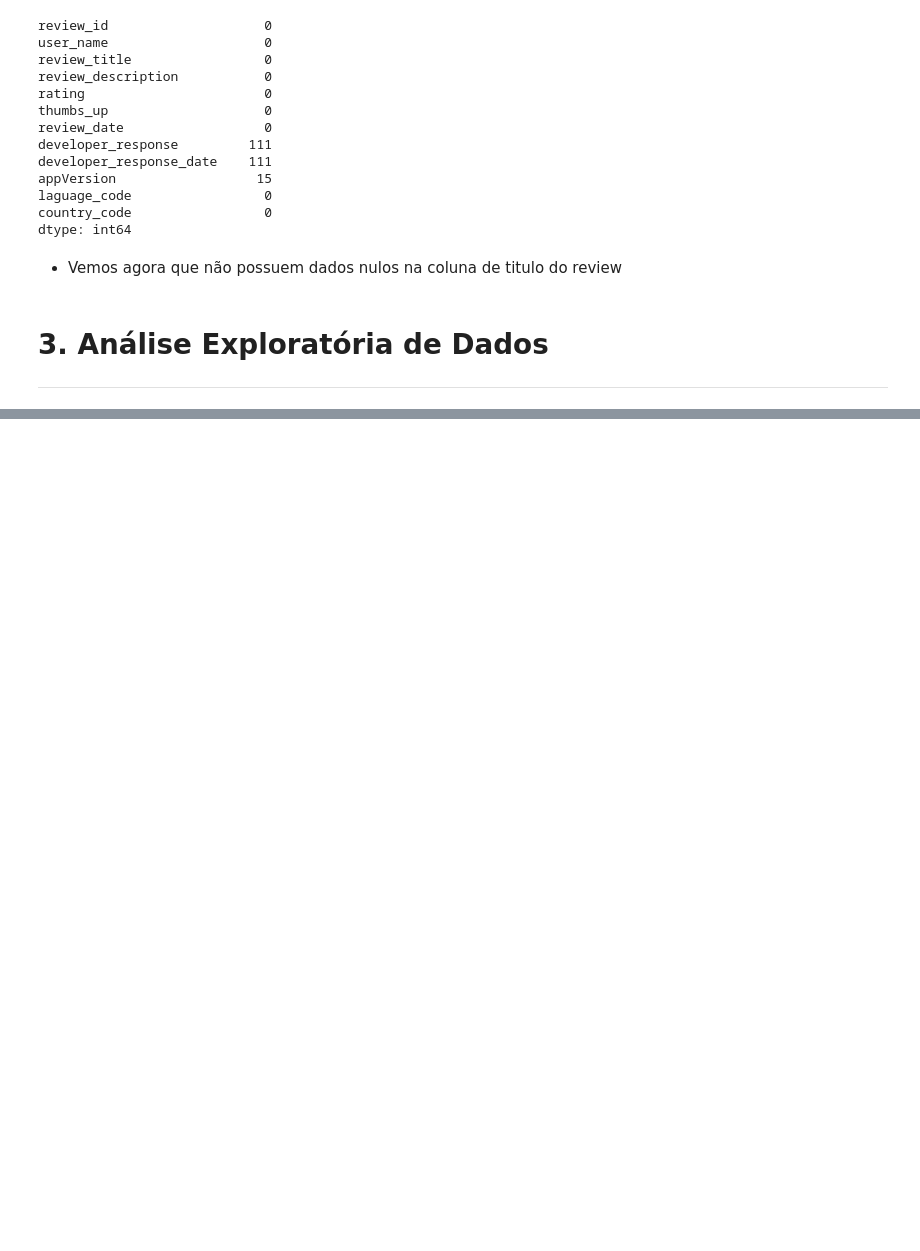
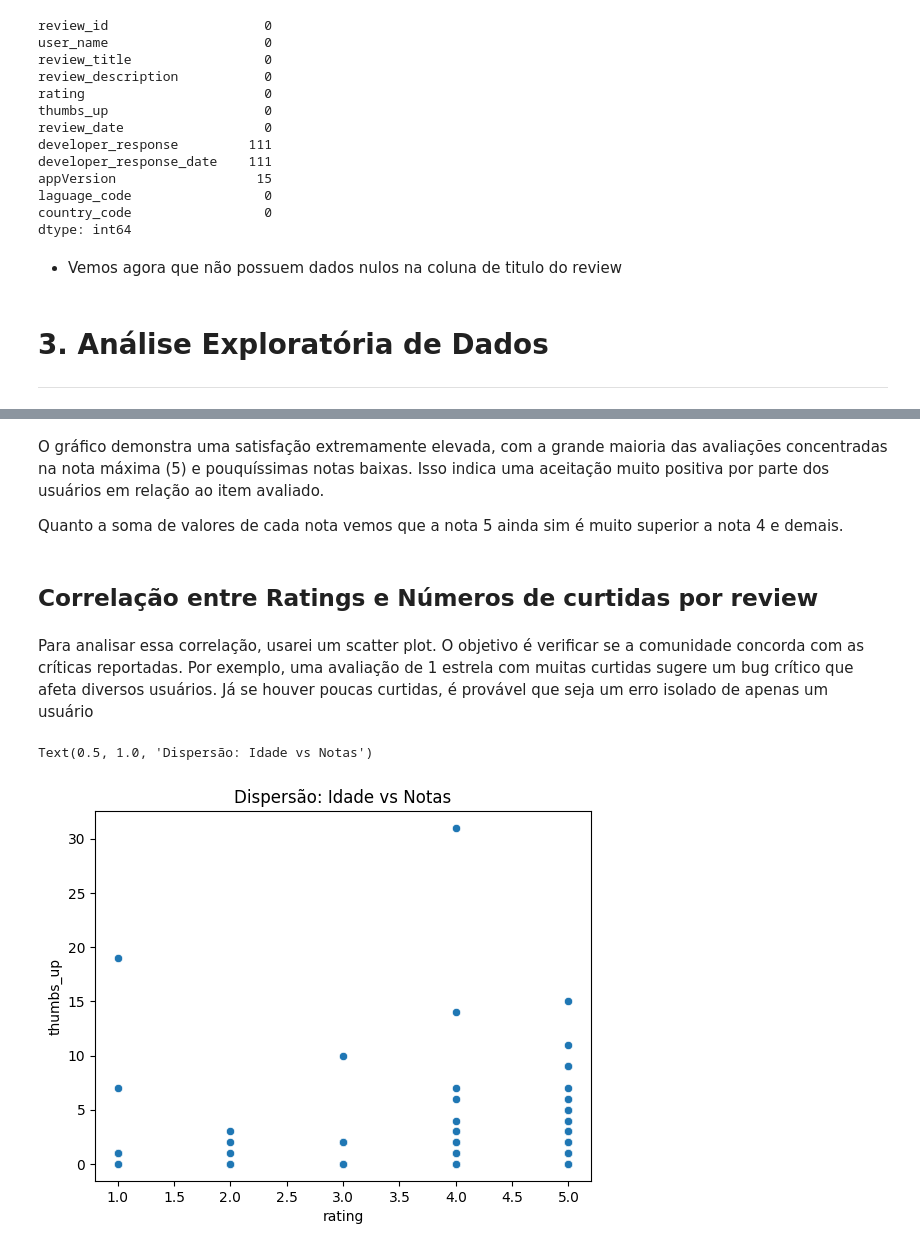
Before and after one commit to JonasSouza871/kaggle_DataScience_showcase, a Jupyter notebook: 04_google_play_reviews_transformer_analysis/notebooks/04_google_play_reviews_transformer_analysis.ipynb, the cells around one changed output, grey strips where cells are left out. Cells and saved outputs as stored; diff of their text form; code cells hidden in the pictures; blank space fills up the shorter version.

```diff
--- a/04_google_play_reviews_transformer_analysis/notebooks/04_google_play_reviews_transformer_analysis.ipynb
+++ b/04_google_play_reviews_transformer_analysis/notebooks/04_google_play_reviews_transformer_analysis.ipynb
@@ -144,0 +169,17 @@ dtype: int64
+# %% [markdown]
+O gráfico demonstra uma satisfação extremamente elevada, com a grande maioria das avaliações concentradas na nota máxima (5) e pouquíssimas notas baixas. Isso indica uma aceitação muito positiva por parte dos usuários em relação ao item avaliado.
+
+Quanto a soma de valores de cada nota vemos que a nota 5 ainda sim é muito superior a nota 4 e demais.
+# %% [markdown]
+##  Correlação entre Ratings e Números de curtidas por review
+# %% [markdown]
+Para analisar essa correlação, usarei um scatter plot. O objetivo é verificar se a comunidade concorda com as críticas reportadas. Por exemplo, uma avaliação de 1 estrela com muitas curtidas sugere um bug crítico que afeta diversos usuários. Já se houver poucas curtidas, é provável que seja um erro isolado de apenas um usuário
+# %%
+curtidas_review = df['thumbs_up']
+
+sns.scatterplot(data = df, x = notas_app , y= curtidas_review) #eixo x sendo as notas e eixo y sendo as curtidas em review
+
+plt.title("Dispersão: Idade vs Notas")
+# %% [output]
+Text(0.5, 1.0, 'Dispersão: Idade vs Notas')
+[figure, added]
```
Also changed, not shown: parts of 5 cells of this notebook.
